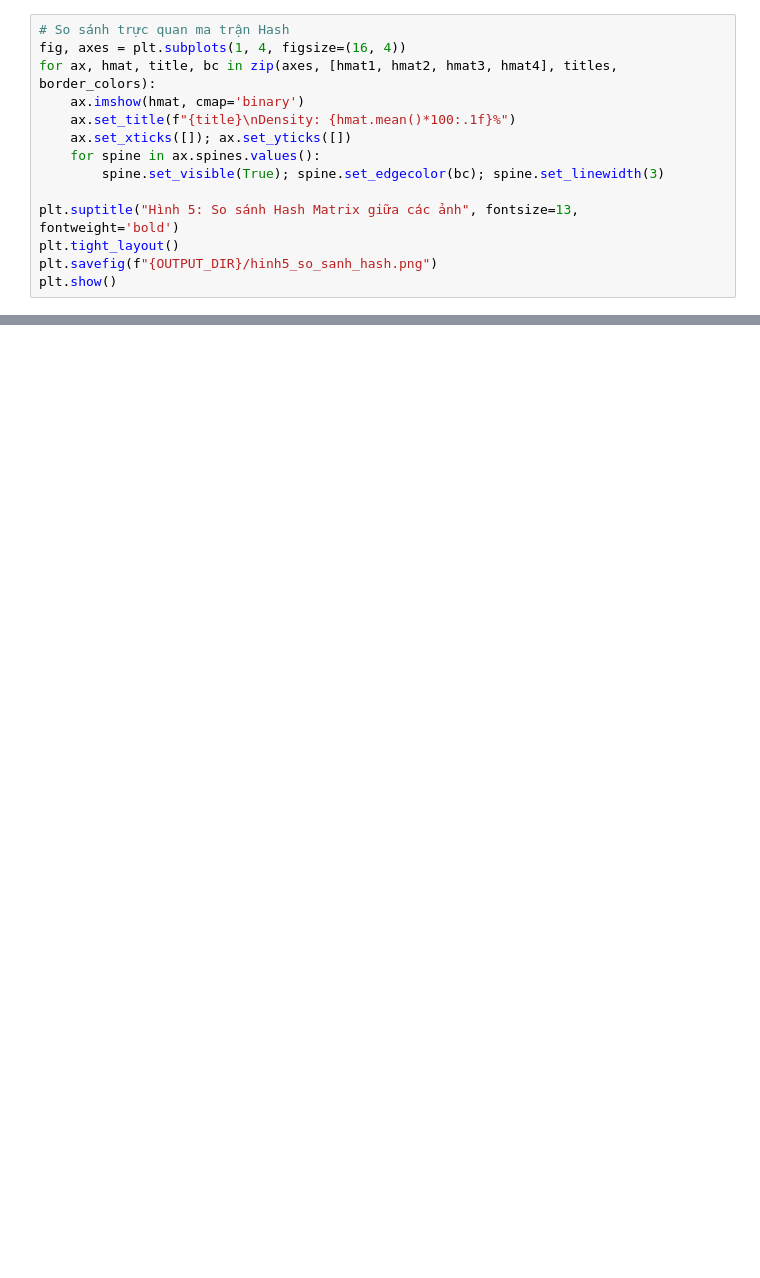
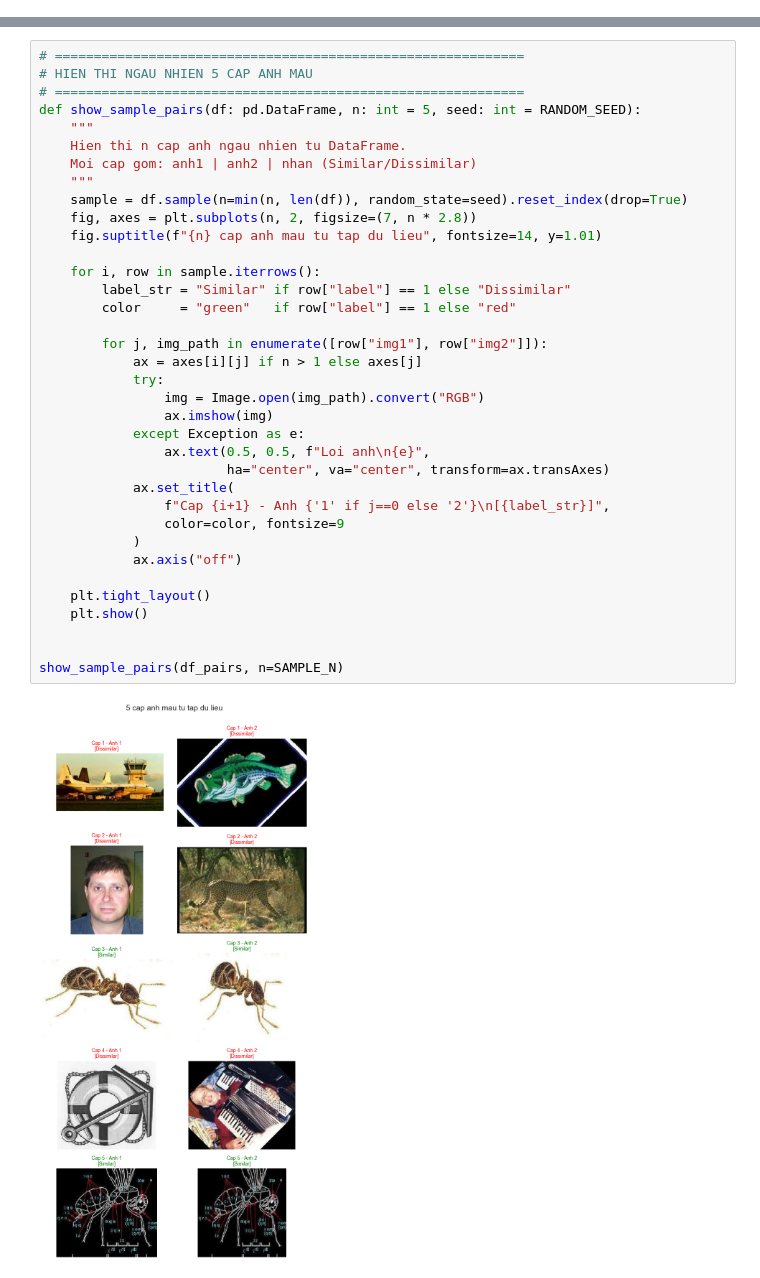
Before and after one commit to Thehy-IT/computer-vision, a Jupyter notebook: notebooks/Lab3.1.ipynb, the cells around one changed output, grey strips where cells are left out. Drawn from its saved outputs; the diff is of its cells as text; blank space fills up the shorter version.

```diff
--- a/notebooks/Lab3.1.ipynb
+++ b/notebooks/Lab3.1.ipynb
@@ -371,14 +0,0 @@ plt.show()
-# %%
-# So sánh trực quan ma trận Hash
-fig, axes = plt.subplots(1, 4, figsize=(16, 4))
-for ax, hmat, title, bc in zip(axes, [hmat1, hmat2, hmat3, hmat4], titles, border_colors):
-    ax.imshow(hmat, cmap='binary')
-    ax.set_title(f"{title}\nDensity: {hmat.mean()*100:.1f}%")
-    ax.set_xticks([]); ax.set_yticks([])
-    for spine in ax.spines.values():
-        spine.set_visible(True); spine.set_edgecolor(bc); spine.set_linewidth(3)
-
-plt.suptitle("Hình 5: So sánh Hash Matrix giữa các ảnh", fontsize=13, fontweight='bold')
-plt.tight_layout()
-plt.savefig(f"{OUTPUT_DIR}/hinh5_so_sanh_hash.png")
-plt.show()
@@ -544,0 +269,38 @@ Báo cáo hoàn tất. Tất cả hình ảnh đã được lưu vào:  ../data/
+# %%
+# ============================================================
+# HIEN THI NGAU NHIEN 5 CAP ANH MAU
+# ============================================================
+def show_sample_pairs(df: pd.DataFrame, n: int = 5, seed: int = RANDOM_SEED):
+    """
+    Hien thi n cap anh ngau nhien tu DataFrame.
+    Moi cap gom: anh1 | anh2 | nhan (Similar/Dissimilar)
+    """
+    sample = df.sample(n=min(n, len(df)), random_state=seed).reset_index(drop=True)
+    fig, axes = plt.subplots(n, 2, figsize=(7, n * 2.8))
+    fig.suptitle(f"{n} cap anh mau tu tap du lieu", fontsize=14, y=1.01)
+
+    for i, row in sample.iterrows():
+        label_str = "Similar" if row["label"] == 1 else "Dissimilar"
+        color     = "green"   if row["label"] == 1 else "red"
+
+        for j, img_path in enumerate([row["img1"], row["img2"]]):
+            ax = axes[i][j] if n > 1 else axes[j]
+            try:
+                img = Image.open(img_path).convert("RGB")
+                ax.imshow(img)
+            except Exception as e:
+                ax.text(0.5, 0.5, f"Loi anh\n{e}",
+                        ha="center", va="center", transform=ax.transAxes)
+            ax.set_title(
+                f"Cap {i+1} - Anh {'1' if j==0 else '2'}\n[{label_str}]",
+                color=color, fontsize=9
+            )
+            ax.axis("off")
+
+    plt.tight_layout()
+    plt.show()
+
+
+show_sample_pairs(df_pairs, n=SAMPLE_N)
+# %% [output]
+[figure, added]
```
Also changed, not shown: parts of 54 cells of this notebook, 1 other file.
